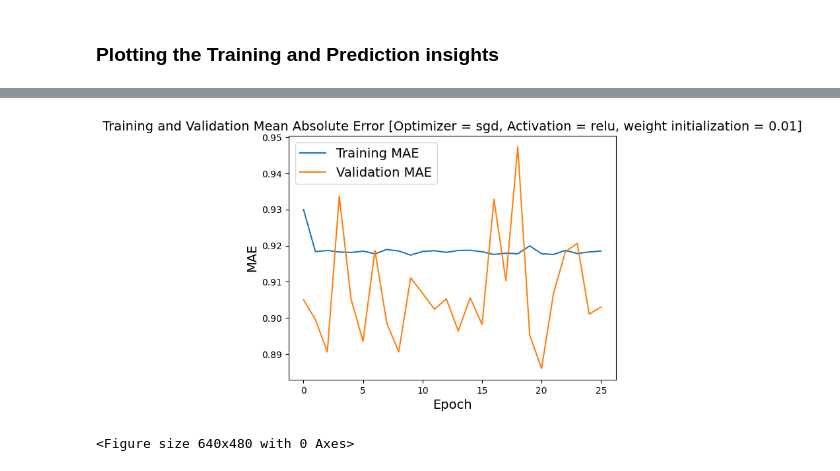
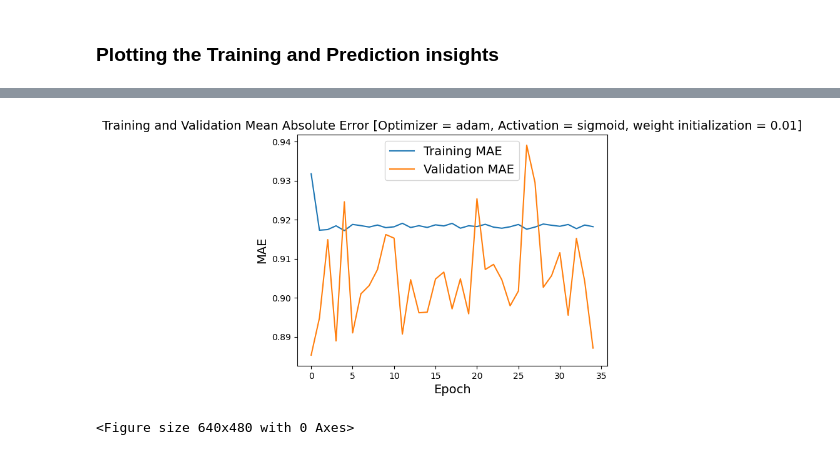
Before and after one commit to moheed-ali/AIML-Notebook-Collection, a Jupyter notebook: california.ipynb, the cells around one changed output, grey strips where cells are left out. Saved outputs shown, nothing was run; the diff lists cells and outputs as text; code cells hidden in the pictures.

```diff
--- a/california.ipynb
+++ b/california.ipynb
@@ -1093,15 +1101,15 @@ plt.savefig('Training and Validation Loss [Optimizer = adam, Activation = relu,
 # %%
     # Plot training history
 plt.plot(sgd_model_history.history['mae'], label='Training MAE')  # Use 'mae' instead of 'accuracy'
 plt.plot(sgd_model_history.history['val_mae'], label='Validation MAE')  # Use 'val_mae' instead of 'val_accuracy'
-plt.title('Training and Validation Mean Absolute Error [Optimizer = sgd, Activation = relu, weight initialization = 0.01]')
+plt.title('Training and Validation Mean Absolute Error [Optimizer = adam, Activation = sigmoid, weight initialization = 0.01]')
 plt.xlabel('Epoch')
 plt.ylabel('MAE')
 plt.legend()
 plt.show()
 
 # Save the plot
 plt.savefig('a.png')
 # %% [output]
-[figure, old version]
+[figure, new version]
 <Figure size 640x480 with 0 Axes>
```
Also changed, not shown: parts of 29 cells of this notebook.
